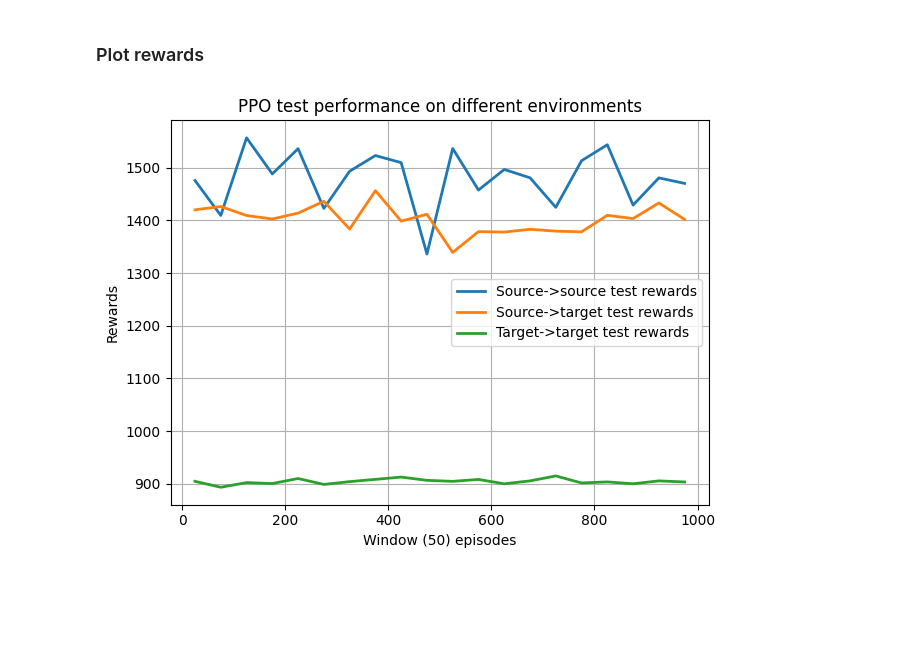
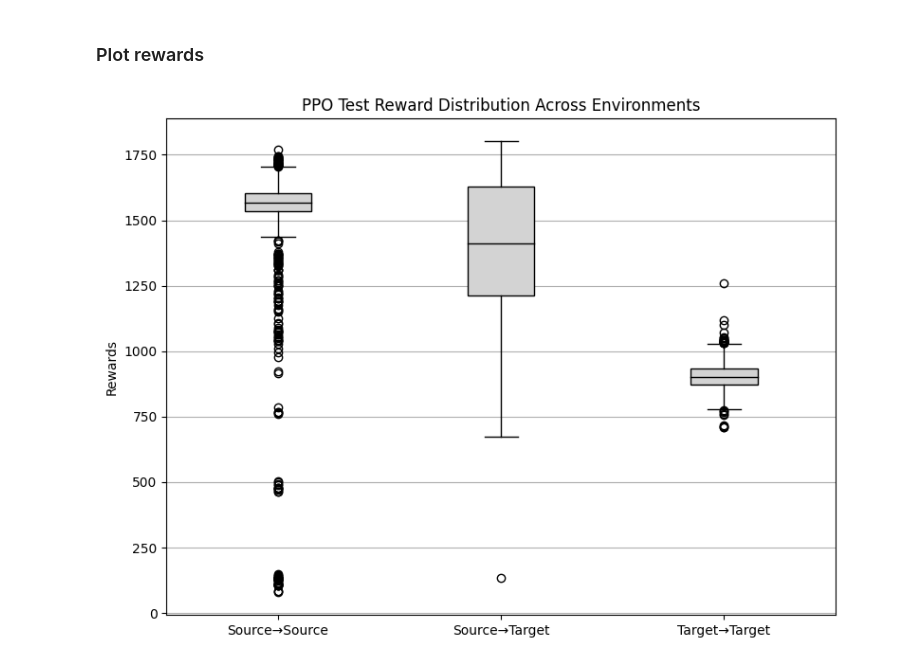
Before and after one commit to beppSpedicato/ReinforceLearning, a Jupyter notebook: ppo_test_experiments.ipynb, the cells around one changed output. Cells and saved outputs as stored; diff of their text form; code cells hidden in the pictures; blank space fills up the shorter version.

Commit message:
box plot ppo tests

```diff
--- a/ppo_test_experiments.ipynb
+++ b/ppo_test_experiments.ipynb
@@ -65,34 +65,30 @@ Mean ep lenght target->target:  261.794
 ### Plot rewards
 # %%
 import matplotlib.pyplot as plt
-import numpy as np
 
-window_size = 50
+# Each reward array should be a 1D array or list of floats
+data = [
+    source_source_rewards,
+    source_target_rewards,
+    target_target_rewards
+]
 
-def calculate_windows(data):
-    means = []
-    positions = []
-    for i in range(0, len(data), window_size):
-        window = data[i:i+window_size]
-        mean_value = np.mean(window)
-        means.append(mean_value)
-        positions.append(i + window_size//2)
-    return positions, means
+labels = [
+    'Source→Source',
+    'Source→Target',
+    'Target→Target'
+]
 
-source_source_p, source_source_m = calculate_windows(source_source_rewards)
-source_target_p, source_target_m = calculate_windows(source_target_rewards)
-target_target_p, target_target_m = calculate_windows(target_target_rewards)
+plt.figure(figsize=(8, 6))
 
-plt.plot(source_source_p, source_source_m, label=f'Source->source test rewards', linewidth=2)
-plt.plot(source_target_p, source_target_m, label=f'Source->target test rewards', linewidth=2)
-plt.plot(target_target_p, target_target_m, label=f'Target->target test rewards', linewidth=2)
+plt.boxplot(data, labels=labels, patch_artist=True,
+            boxprops=dict(facecolor='lightgray'),
+            medianprops=dict(color='black'))
 
 plt.ylabel("Rewards")
-plt.xlabel(f"Window ({window_size}) episodes")
-plt.title("PPO test performance on different environments")
-plt.legend()
-plt.grid(True)
+plt.title("PPO Test Reward Distribution Across Environments")
+plt.grid(True, axis='y')
 plt.tight_layout()
 plt.show()
 # %% [output]
-[figure, old version]
+[figure, new version]
```
